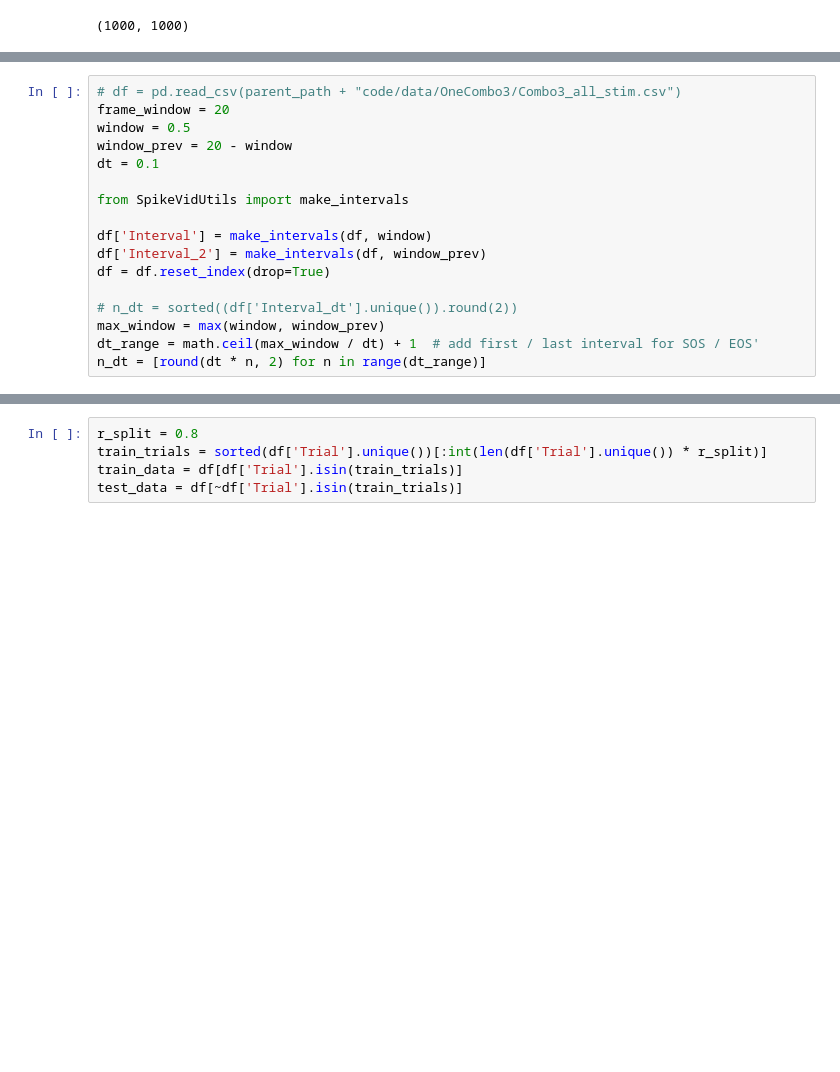
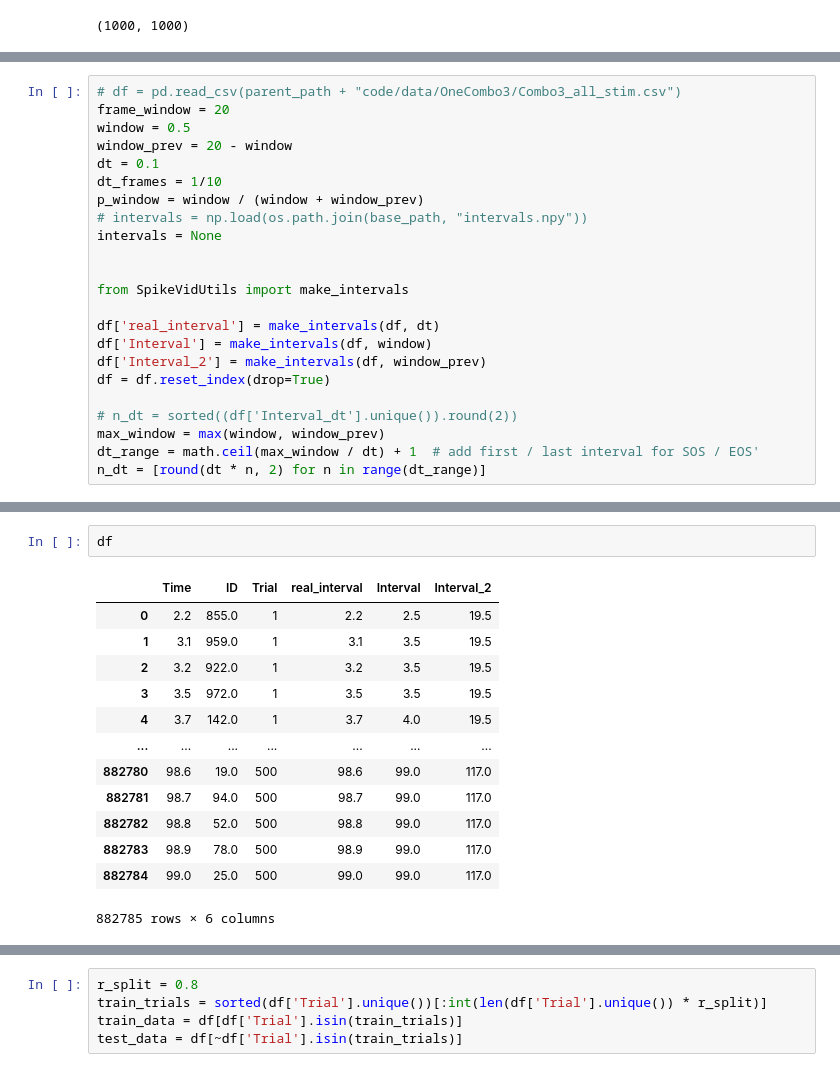
Before and after one commit to a-antoniades/neuroformer_, a Jupyter notebook: neuroformer_LargeRandNet.ipynb, the cells around one changed output, grey strips where cells are left out. Saved outputs shown, nothing was run; the diff lists cells and outputs as text; blank space fills up the shorter version.

```diff
--- a/neuroformer_LargeRandNet.ipynb
+++ b/neuroformer_LargeRandNet.ipynb
@@ -99,9 +105,15 @@ frame_window = 20
 window = 0.5
 window_prev = 20 - window
 dt = 0.1
+dt_frames = 1/10
+p_window = window / (window + window_prev)
+# intervals = np.load(os.path.join(base_path, "intervals.npy"))
+intervals = None
+
 
 from SpikeVidUtils import make_intervals
 
+df['real_interval'] = make_intervals(df, dt)
 df['Interval'] = make_intervals(df, window)
 df['Interval_2'] = make_intervals(df, window_prev)
 df = df.reset_index(drop=True)
@@ -135,0 +125,16 @@ Length: 100, dtype: int64
+# %%
+df
+# %% [output]
+|  | Time | ID | Trial | real_interval | Interval | Interval_2 |
+| 0 | 2.2 | 855.0 | 1 | 2.2 | 2.5 | 19.5 |
+| 1 | 3.1 | 959.0 | 1 | 3.1 | 3.5 | 19.5 |
+| 2 | 3.2 | 922.0 | 1 | 3.2 | 3.5 | 19.5 |
+| 3 | 3.5 | 972.0 | 1 | 3.5 | 3.5 | 19.5 |
+| 4 | 3.7 | 142.0 | 1 | 3.7 | 4.0 | 19.5 |
+| ... | ... | ... | ... | ... | ... | ... |
+| 882780 | 98.6 | 19.0 | 500 | 98.6 | 99.0 | 117.0 |
+| 882781 | 98.7 | 94.0 | 500 | 98.7 | 99.0 | 117.0 |
+| 882782 | 98.8 | 52.0 | 500 | 98.8 | 99.0 | 117.0 |
+| 882783 | 98.9 | 78.0 | 500 | 98.9 | 99.0 | 117.0 |
+| 882784 | 99.0 | 25.0 | 500 | 99.0 | 99.0 | 117.0 |
+882785 rows × 6 columns
```
Also changed, not shown: parts of 28 cells of this notebook, 9 other files.
